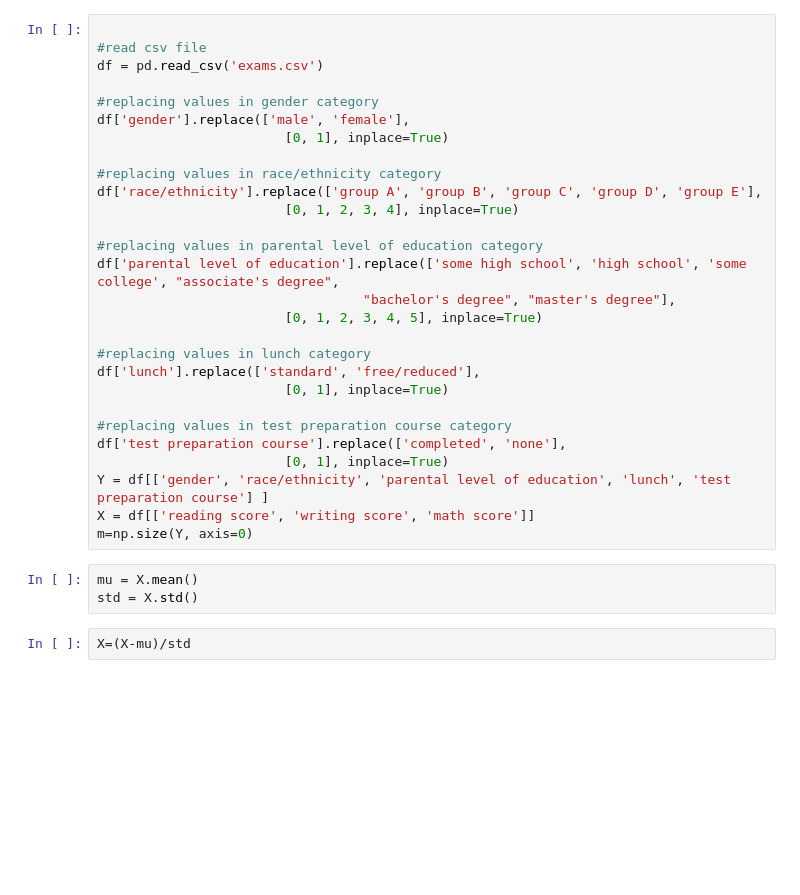
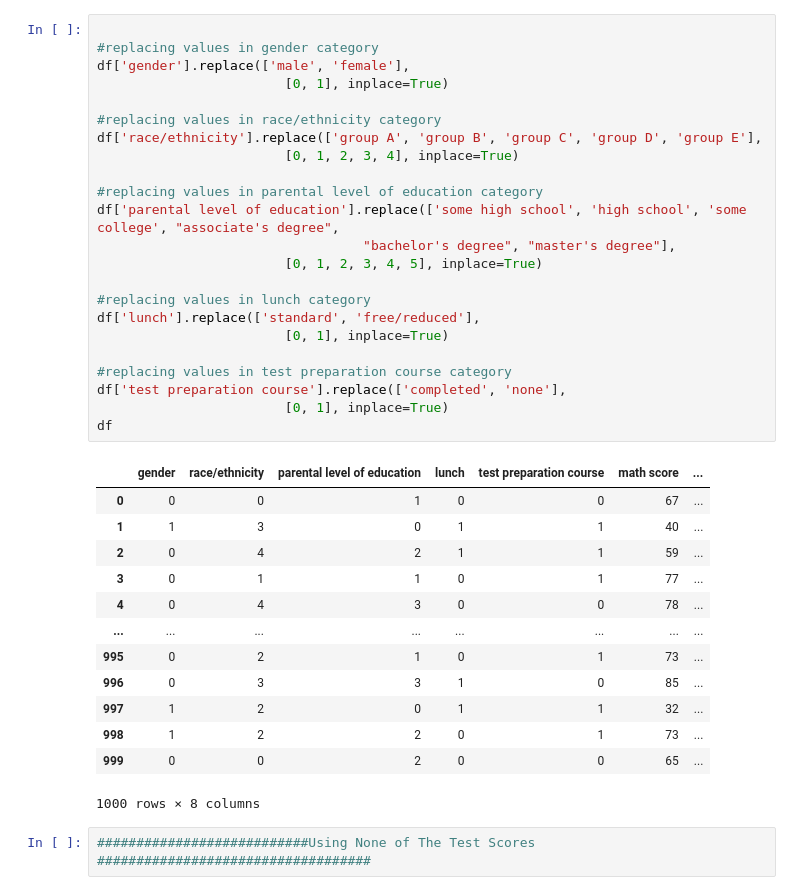
Before and after one commit to thedummistprobe/DataMining_With_Grades, a Jupyter notebook: Using Datamining Technique to Predict Students Performance..ipynb, the cells around one changed output. Drawn from its saved outputs; the diff is of its cells as text; blank space fills up the shorter version.

```diff
--- a/Using Datamining Technique to Predict Students Performance..ipynb
+++ b/Using Datamining Technique to Predict Students Performance..ipynb
@@ -35,33 +24,39 @@ def save_fig(fig_id, tight_layout=True, fig_extension="png", resolution=300):
 # %%
-
-#read csv file
-df = pd.read_csv('exams.csv')
 
 #replacing values in gender category
 df['gender'].replace(['male', 'female'],
                         [0, 1], inplace=True)
 
 #replacing values in race/ethnicity category
 df['race/ethnicity'].replace(['group A', 'group B', 'group C', 'group D', 'group E'],
                         [0, 1, 2, 3, 4], inplace=True)
 
 #replacing values in parental level of education category
 df['parental level of education'].replace(['some high school', 'high school', 'some college', "associate's degree",
                                   "bachelor's degree", "master's degree"],
                         [0, 1, 2, 3, 4, 5], inplace=True)
 
 #replacing values in lunch category
 df['lunch'].replace(['standard', 'free/reduced'],
                         [0, 1], inplace=True)
 
 #replacing values in test preparation course category
 df['test preparation course'].replace(['completed', 'none'],
                         [0, 1], inplace=True)
-Y = df[['gender', 'race/ethnicity', 'parental level of education', 'lunch', 'test preparation course'] ]
-X = df[['reading score', 'writing score', 'math score']]
-m=np.size(Y, axis=0)
+df
+# %% [output]
+|  | gender | race/ethnicity | parental level of education | lunch | test preparation course | math score | ... |
+| 0 | 0 | 0 | 1 | 0 | 0 | 67 | ... |
+| 1 | 1 | 3 | 0 | 1 | 1 | 40 | ... |
+| 2 | 0 | 4 | 2 | 1 | 1 | 59 | ... |
+| 3 | 0 | 1 | 1 | 0 | 1 | 77 | ... |
+| 4 | 0 | 4 | 3 | 0 | 0 | 78 | ... |
+| ... | ... | ... | ... | ... | ... | ... | ... |
+| 995 | 0 | 2 | 1 | 0 | 1 | 73 | ... |
+| 996 | 0 | 3 | 3 | 1 | 0 | 85 | ... |
+| 997 | 1 | 2 | 0 | 1 | 1 | 32 | ... |
+| 998 | 1 | 2 | 2 | 0 | 1 | 73 | ... |
+| 999 | 0 | 0 | 2 | 0 | 0 | 65 | ... |
+1000 rows × 8 columns
-# %%
-mu = X.mean()
-std = X.std()
-# %%
-X=(X-mu)/std
+# %%
+###########################Using None of The Test Scores ###################################
```
Also changed, not shown: parts of 9 cells of this notebook.
